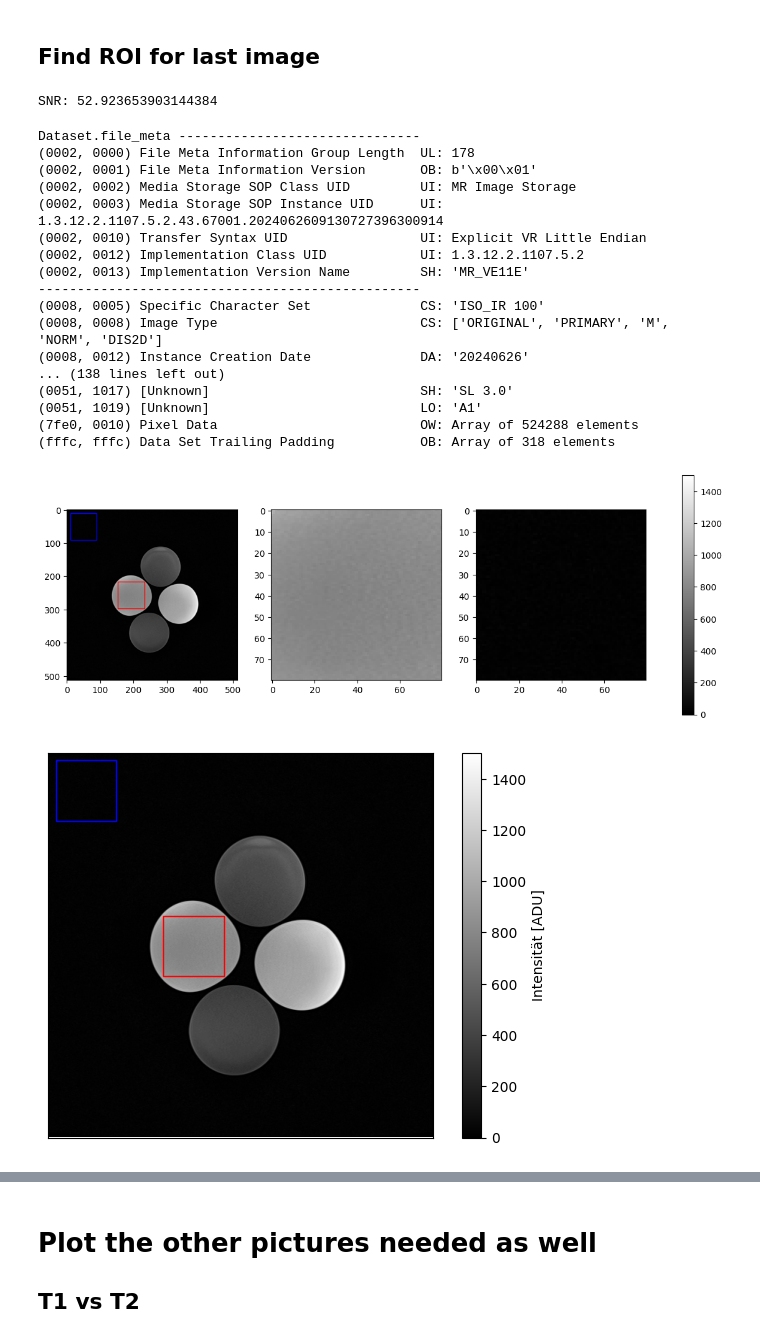
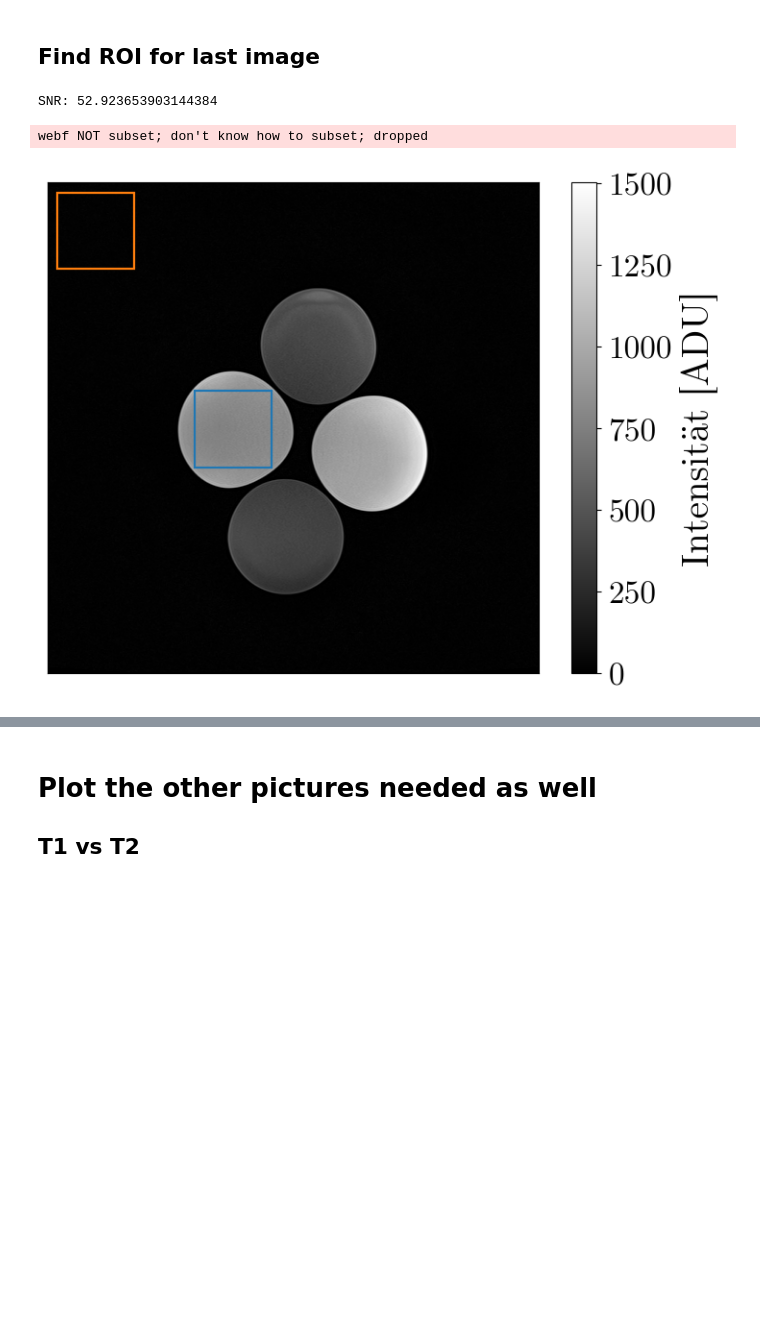
Before and after one commit to SteWey0/Fortgeschrittenenpraktikum, a Jupyter notebook: MRT/Auswertung.ipynb, the cells around one changed output, grey strips where cells are left out. Cells and saved outputs as stored; diff of their text form; code cells hidden in the pictures; blank space fills up the shorter version.

```diff
--- a/MRT/Auswertung.ipynb
+++ b/MRT/Auswertung.ipynb
@@ -1,8 +1,11 @@
 # %%
 import numpy as np
 import matplotlib.pyplot as plt
+plt.style.use('../l3.mplstyle')
 import pydicom
 import os
+import matplotlib as mpl
+cmap = mpl.colormaps.get_cmap('tab10').colors
 # %%
 #path = 'C:/Users/steph/Downloads/MRT/T1WEIGHTED_IMAGE_TSE_0002'
 #path = 'C:/Users/steph/Downloads/MRT/T1_WEIGHTED_LOWRES_0003'
@@ -30,60 +33,32 @@ C:/Users/steph/Downloads/MRT/T1WEIGHTED_IMAGE_TSE_0017\902.MR.PRAKTIKUM_SCAN_PRO
 # %%
 # High SNR image (first t1)
 image = pydicom.dcmread('C:/Users/steph/Downloads/MRT/T1WEIGHTED_IMAGE_TSE_0002/902.MR.PRAKTIKUM_SCAN_PROTOCOL.0002.0011.2024.06.26.11.29.54.49682.156687664.IMA')
 arr = image.pixel_array
 x_on, y_on = 153, 217
 x_off, y_off = 10,10
 width = 80
 roi_on = arr[y_on:y_on+width, x_on:x_on+width]
 roi_off = arr[y_off:y_off+width, x_off:x_off+width]
 vmin, vmax = image.SmallestImagePixelValue, image.LargestImagePixelValue
 
-# Checks only for analysis
-fig,ax = plt.subplots(ncols=3, figsize=(15,5))
-# Find global min and max to normalize colors across images
-im0 = ax[0].imshow(arr, cmap='gray', vmin=vmin, vmax=vmax)
-im1 = ax[1].imshow(roi_on, cmap='gray', vmin=vmin, vmax=vmax)
-im2 = ax[2].imshow(roi_off, cmap='gray', vmin=vmin, vmax=vmax)
-rect_on = plt.Rectangle((x_on,y_on),width,width, edgecolor='r', facecolor='none')
-rect_off = plt.Rectangle((x_off,y_off),width,width, edgecolor='b', facecolor='none')
-ax[0].add_patch(rect_on)
-ax[0].add_patch(rect_off)
-fig.colorbar(im0, ax=ax)
-
 # Prettyfiy plot for report:
-fig,ax = plt.subplots(figsize=(7.5,5))
+fig,ax = plt.subplots()
 im = ax.imshow(arr, cmap='gray', vmin=vmin, vmax=vmax)
-rect_on = plt.Rectangle((x_on,y_on),width,width, edgecolor='r', facecolor='none')
-rect_off = plt.Rectangle((x_off,y_off),width,width, edgecolor='b', facecolor='none')
+rect_on = plt.Rectangle((x_on,y_on),width,width, edgecolor=cmap[0], facecolor='none')
+rect_off = plt.Rectangle((x_off,y_off),width,width, edgecolor=cmap[1], facecolor='none')
 ax.add_patch(rect_on)
 ax.add_patch(rect_off)
 ax.set(xticks=[], yticks=[])
 cbar = fig.colorbar(im, ax=ax)
 cbar.set_label('Intensität [ADU]')
 snr = np.mean(roi_on)/np.mean(roi_off)
 print(f'SNR: {snr}')
-image
+fig.tight_layout()
+fig.savefig('plots/t1_high_snr.pdf', bbox_inches='tight')
 # %% [output]
 SNR: 52.923653903144384
-Dataset.file_meta -------------------------------
-(0002, 0000) File Meta Information Group Length  UL: 178
-(0002, 0001) File Meta Information Version       OB: b'\x00\x01'
-(0002, 0002) Media Storage SOP Class UID         UI: MR Image Storage
-(0002, 0003) Media Storage SOP Instance UID      UI: 1.3.12.2.1107.5.2.43.67001.2024062609130727396300914
-(0002, 0010) Transfer Syntax UID                 UI: Explicit VR Little Endian
-(0002, 0012) Implementation Class UID            UI: 1.3.12.2.1107.5.2
-(0002, 0013) Implementation Version Name         SH: 'MR_VE11E'
--------------------------------------------------
-(0008, 0005) Specific Character Set              CS: 'ISO_IR 100'
-(0008, 0008) Image Type                          CS: ['ORIGINAL', 'PRIMARY', 'M', 'NORM', 'DIS2D']
-(0008, 0012) Instance Creation Date              DA: '20240626'
-... (138 lines left out)
-(0051, 1017) [Unknown]                           SH: 'SL 3.0'
-(0051, 1019) [Unknown]                           LO: 'A1'
-(7fe0, 0010) Pixel Data                          OW: Array of 524288 elements
-(fffc, fffc) Data Set Trailing Padding           OB: Array of 318 elements
+webf NOT subset; don't know how to subset; dropped
-[figure, old version]
+[figure, new version]
-[figure, removed]
 # %%
 # low SNR image (second t1)
 arr = pydicom.dcmread('C:/Users/steph/Downloads/MRT/T1_WEIGHTED_LOWRES_0003/902.MR.PRAKTIKUM_SCAN_PROTOCOL.0003.0011.2024.06.26.11.29.54.49682.156689714.IMA').pixel_array
```
Also changed, not shown: parts of 5 cells of this notebook, 7 other files.
